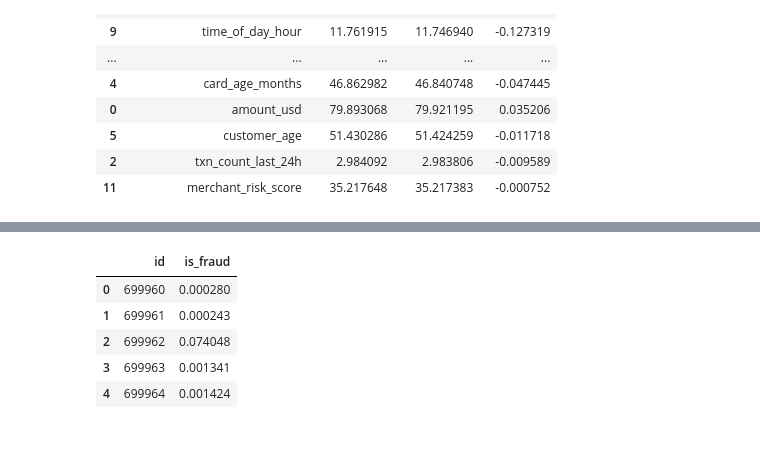
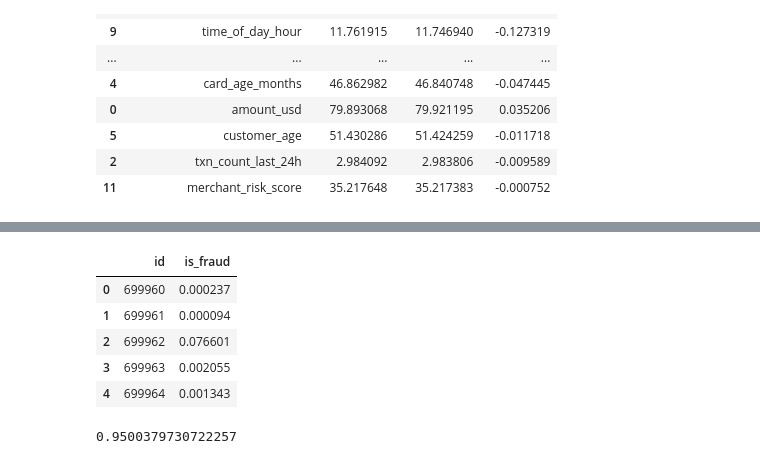
Before and after one commit to oivler/kaggle-credit-card-fraud, a Jupyter notebook: model.ipynb, the cells around one changed output, grey strips where cells are left out. Cells and saved outputs as stored; diff of their text form; code cells hidden in the pictures.

```diff
--- a/model.ipynb
+++ b/model.ipynb
@@ -730,0 +564,15 @@ lgb_offset cv: 0.948647
+# %%
+oof_lgb7 = np.zeros(len(X))
+pred_lgb7 = np.zeros(len(X_test))
+
+for fold, (tr_idx, va_idx) in enumerate(skf.split(X, y), start=1):
+    X_tr, y_tr = X.iloc[tr_idx], y.iloc[tr_idx]
+    X_va, y_va = X.iloc[va_idx], y.iloc[va_idx]
+    model = fit_lgb(X_tr, y_tr, X_va, y_va, seed=200 + fold, num_leaves=7, max_depth=4, lr=0.02)
+    oof_lgb7[va_idx] = model.predict_proba(X_va[feature_cols])[:, 1]
+    pred_lgb7 += model.predict_proba(X_test[feature_cols])[:, 1] / skf.n_splits
+    print(f"lgb7 fold {fold}: {roc_auc_score(y_va, oof_lgb7[va_idx]):.6f} iter={model.best_iteration_}")
+
+print(f"lgb7 cv: {roc_auc_score(y, oof_lgb7):.6f}")
+oof_preds["lgb7"] = oof_lgb7
+test_preds["lgb7"] = pred_lgb7
@@ -1013,5 +701,4 @@ pseudo cv: 0.948483
 # %%
-# Blend: logit stack + hill-climb + power-mean; pick best CV
 member_names = list(oof_preds.keys())
 for name in member_names:
     print(f"{name}: {roc_auc_score(y, oof_preds[name]):.6f}")
@@ -1022,12 +709,22 @@ test_matrix = np.column_stack([test_preds[k] for k in member_names])
 oof_logit = np.zeros(len(X))
 test_logit = np.zeros(len(X_test))
 for fold, (tr_idx, va_idx) in enumerate(skf.split(oof_matrix, y), start=1):
-    meta = LogisticRegression(C=1.0, max_iter=3000, solver="lbfgs")
+    meta = LogisticRegression(C=1.0, max_iter=2000, solver="lbfgs")
     meta.fit(oof_matrix[tr_idx], y.iloc[tr_idx])
     oof_logit[va_idx] = meta.predict_proba(oof_matrix[va_idx])[:, 1]
     test_logit += meta.predict_proba(test_matrix)[:, 1] / skf.n_splits
+    print(f"logit stack fold {fold}: {roc_auc_score(y.iloc[va_idx], oof_logit[va_idx]):.6f}")
 print(f"logit stack cv: {roc_auc_score(y, oof_logit):.6f}")
 
+oof_ridge = np.zeros(len(X))
+test_ridge = np.zeros(len(X_test))
+for fold, (tr_idx, va_idx) in enumerate(skf.split(oof_matrix, y), start=1):
+    meta = Ridge(alpha=1.0, random_state=42 + fold)
+    meta.fit(oof_matrix[tr_idx], y.iloc[tr_idx])
+    oof_ridge[va_idx] = np.clip(meta.predict(oof_matrix[va_idx]), 0, 1)
+    test_ridge += np.clip(meta.predict(test_matrix), 0, 1) / skf.n_splits
+    print(f"ridge stack fold {fold}: {roc_auc_score(y.iloc[va_idx], oof_ridge[va_idx]):.6f}")
+print(f"ridge stack cv: {roc_auc_score(y, oof_ridge):.6f}")
 
 def hill_climb(oof_dict, y_arr, max_models=8):
     remaining = dict(oof_dict)
@@ -1041,7 +738,7 @@ def hill_climb(oof_dict, y_arr, max_models=8):
         improved = False
         best_step = None
         for name, pred in remaining.items():
-            for w in np.linspace(0.05, 0.55, 11):
+            for w in np.linspace(0.05, 0.5, 10):
                 trial = (1 - w) * blend + w * pred
                 auc = roc_auc_score(y_arr, trial)
                 if auc > best_auc + 1e-6:
@@ -1058,7 +755,6 @@ def hill_climb(oof_dict, y_arr, max_models=8):
             print(f"hill add {name} w={w:.2f}: {best_auc:.6f}")
     return blend, weights, best_auc
 
-
 oof_hill, hill_weights, hill_auc = hill_climb(oof_preds, y)
 test_hill = np.zeros(len(X_test))
 for name, w in hill_weights.items():
@@ -1066,29 +762,18 @@ for name, w in hill_weights.items():
 print(f"hill cv: {hill_auc:.6f}")
 print("hill weights:", {k: round(v, 4) for k, v in hill_weights.items()})
 
-# power mean on best 4 members by CV
-ranked = sorted(member_names, key=lambda k: roc_auc_score(y, oof_preds[k]), reverse=True)[:4]
-p = 0.5
-oof_pow = (np.mean(np.column_stack([oof_preds[k] for k in ranked]) ** p, axis=1)) ** (1 / p)
-test_pow = (np.mean(np.column_stack([test_preds[k] for k in ranked]) ** p, axis=1)) ** (1 / p)
-pow_auc = roc_auc_score(y, oof_pow)
-print(f"power-mean({ranked}) cv: {pow_auc:.6f}")
-
 candidates = {
-    "logit": (roc_auc_score(y, oof_logit), test_logit, oof_logit),
-    "hill": (hill_auc, test_hill, oof_hill),
-    "power": (pow_auc, test_pow, oof_pow),
+    "logit": (roc_auc_score(y, oof_logit), test_logit),
+    "ridge": (roc_auc_score(y, oof_ridge), test_ridge),
+    "hill": (hill_auc, test_hill),
 }
 best_name = max(candidates, key=lambda k: candidates[k][0])
-cv_auc, test_pred, oof_best = candidates[best_name]
+cv_auc, test_pred = candidates[best_name]
 print(f"selected {best_name} cv={cv_auc:.6f}")
 
 submission = sample_submission.copy()
 submission["is_fraud"] = test_pred
-out_name = f"score{str(cv_auc).replace('0.', '')[:5]}.csv"
-# keep a stable name for the new recipe
-submission.to_csv("submission_v2_offset.csv", index=False)
-submission.to_csv(out_name, index=False)
-print("wrote", out_name, "and submission_v2_offset.csv")
+submission.to_csv("submission.csv", index=False)
 display(submission.head())
+print(cv_auc)
 # %% [output]
@@ -1112,6 +797,7 @@ wrote score94897.csv and submission_v2_offset.csv
 |  | id | is_fraud |
-| 0 | 699960 | 0.000280 |
-| 1 | 699961 | 0.000243 |
-| 2 | 699962 | 0.074048 |
-| 3 | 699963 | 0.001341 |
-| 4 | 699964 | 0.001424 |
+| 0 | 699960 | 0.000237 |
+| 1 | 699961 | 0.000094 |
+| 2 | 699962 | 0.076601 |
+| 3 | 699963 | 0.002055 |
+| 4 | 699964 | 0.001343 |
+0.9500379730722257
```
Also changed, not shown: parts of 23 cells of this notebook.
